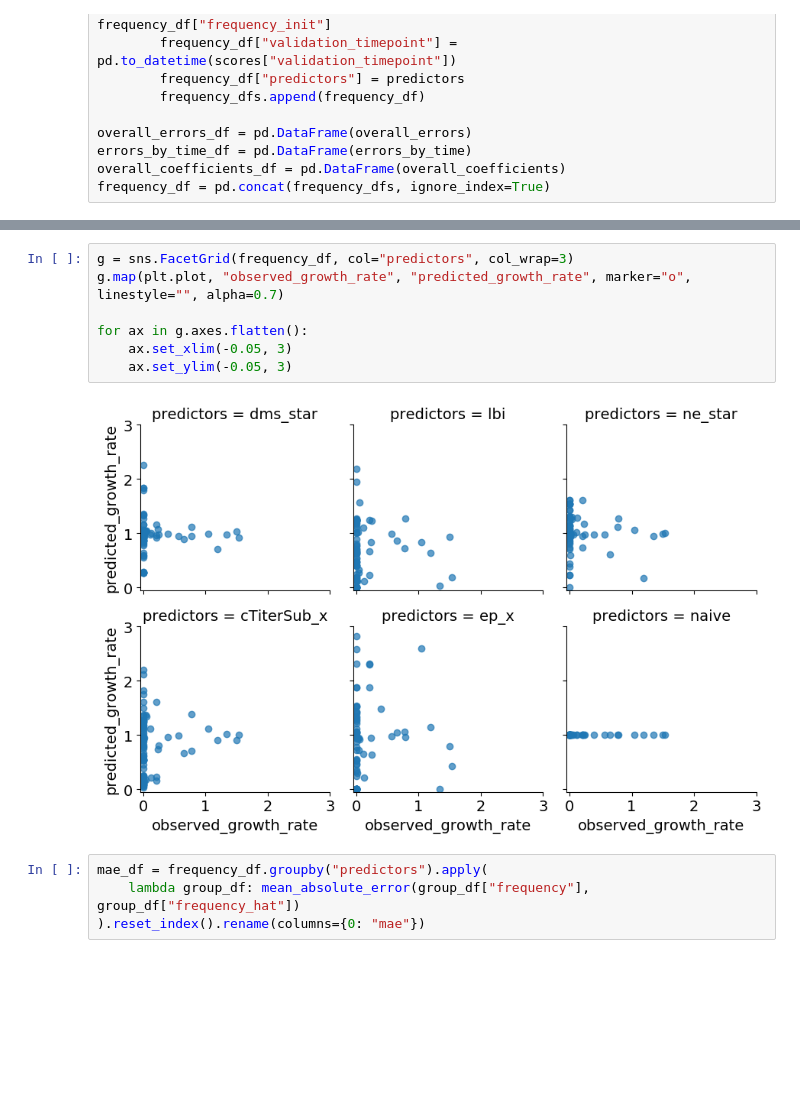
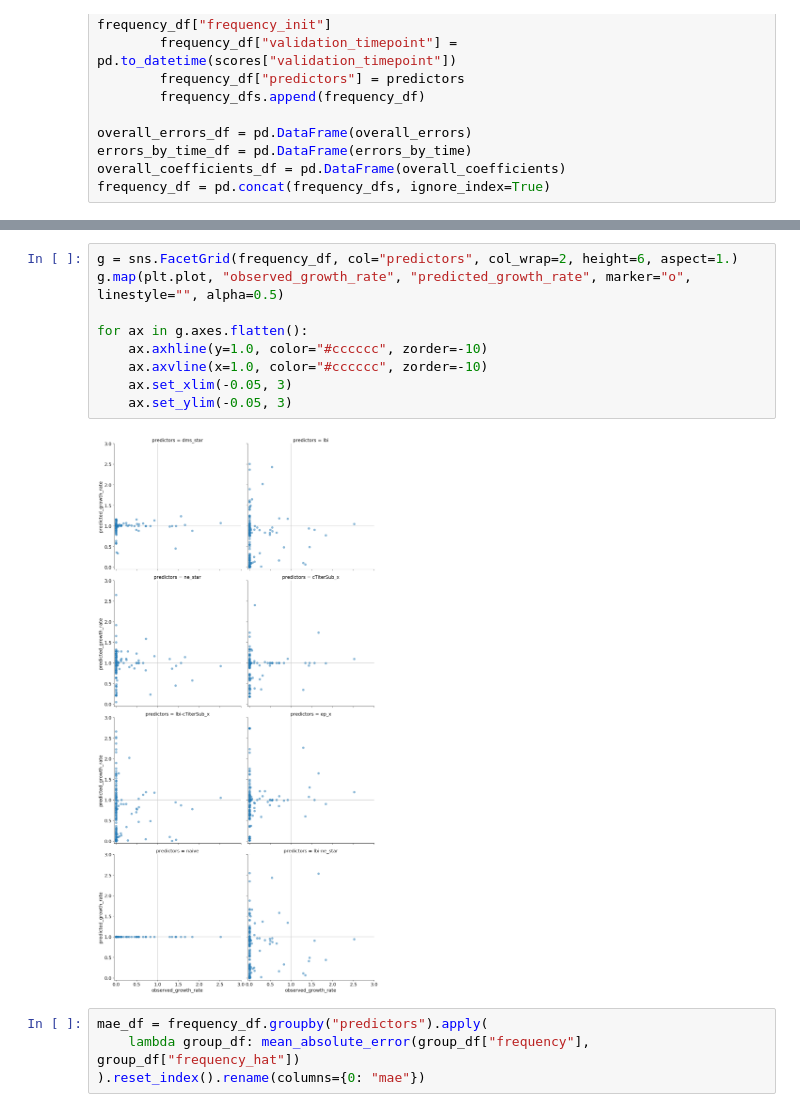
Before and after one commit to blab/flu-forecasting, a Jupyter notebook: analyses/2019-03-20-summarize-models.ipynb, the cells around one changed output, grey strips where cells are left out. Drawn from its saved outputs; the diff is of its cells as text; blank space fills up the shorter version.

```diff
--- a/analyses/2019-03-20-summarize-models.ipynb
+++ b/analyses/2019-03-20-summarize-models.ipynb
@@ -217,12 +214,14 @@ for ax in g.axes.flatten():
 # %%
-g = sns.FacetGrid(frequency_df, col="predictors", col_wrap=3)
-g.map(plt.plot, "observed_growth_rate", "predicted_growth_rate", marker="o", linestyle="", alpha=0.7)
+g = sns.FacetGrid(frequency_df, col="predictors", col_wrap=2, height=6, aspect=1.)
+g.map(plt.plot, "observed_growth_rate", "predicted_growth_rate", marker="o", linestyle="", alpha=0.5)
 
 for ax in g.axes.flatten():
+    ax.axhline(y=1.0, color="#cccccc", zorder=-10)
+    ax.axvline(x=1.0, color="#cccccc", zorder=-10)
     ax.set_xlim(-0.05, 3)
     ax.set_ylim(-0.05, 3)
 # %% [output]
-[figure, old version]
+[figure, new version]
 # %%
 mae_df = frequency_df.groupby("predictors").apply(
     lambda group_df: mean_absolute_error(group_df["frequency"], group_df["frequency_hat"])
```
Also changed, not shown: parts of 16 cells of this notebook, 2 other files.
